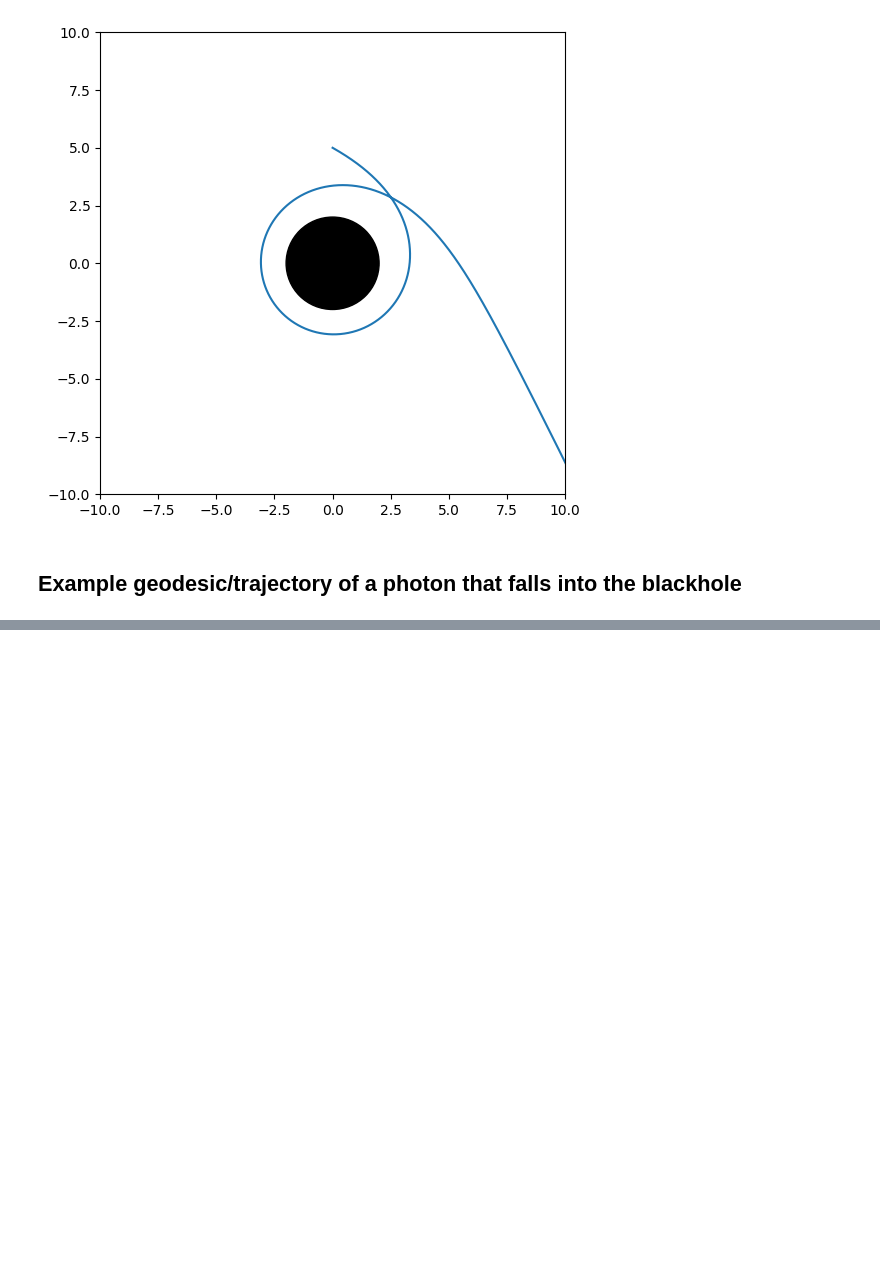
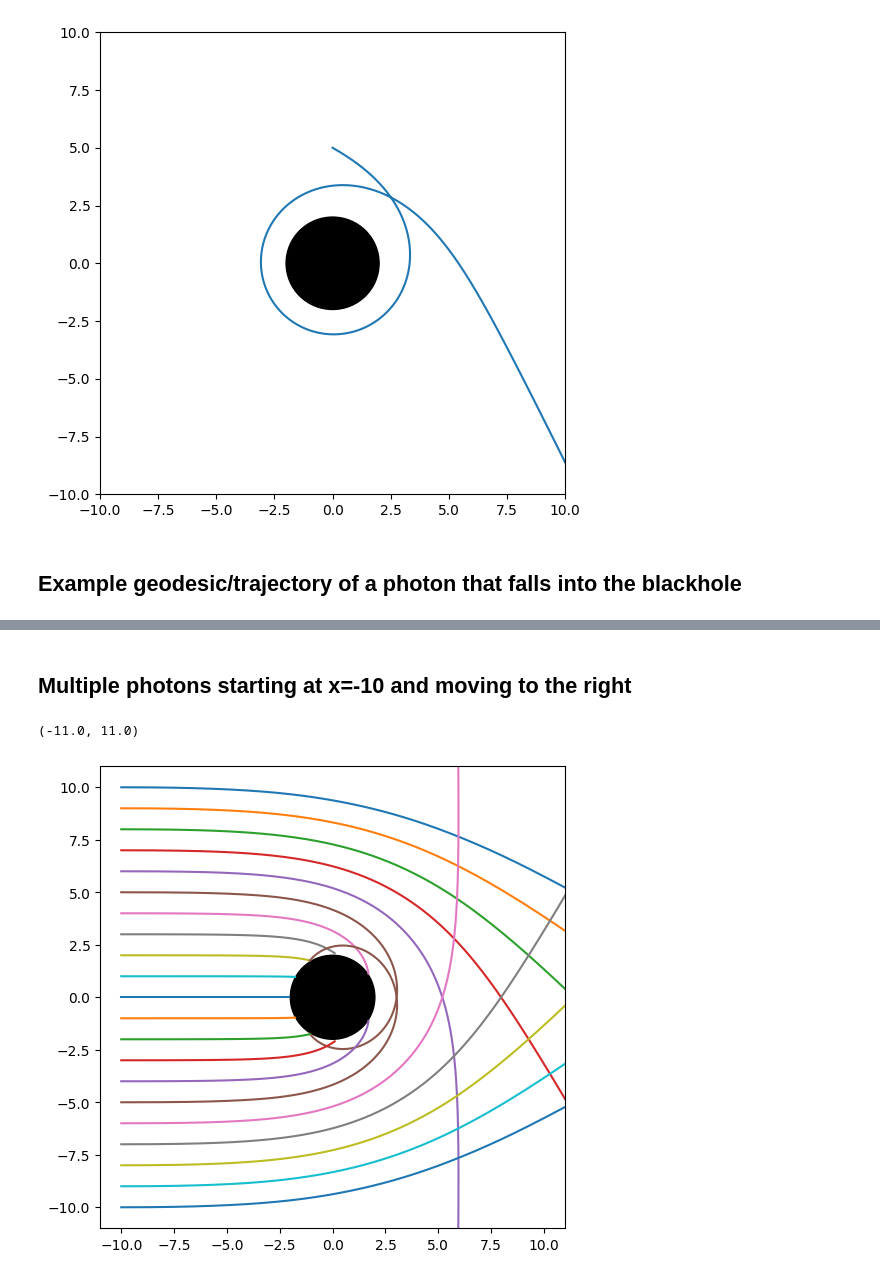
Before and after one commit to bldevries/curvedpy, a Jupyter notebook: tutorials/Tutorial_1_calc_geodesic.ipynb, the cells around one changed output, grey strips where cells are left out. Drawn from its saved outputs; the diff is of its cells as text; code cells hidden in the pictures; blank space fills up the shorter version.

```diff
--- a/tutorials/Tutorial_1_calc_geodesic.ipynb
+++ b/tutorials/Tutorial_1_calc_geodesic.ipynb
@@ -76,3 +78,24 @@ Integrator result:  A termination event occurred.
 Event of hitting the blackhole:  True
 (-7.0, 7.0)
 [figure]
+# %% [markdown]
+## Multiple photons starting at x=-10 and moving to the right
+# %%
+circle1 = plt.Circle((0, 0), 2, color='k')
+fig, ax = plt.subplots(figsize=(6,6))
+ax.add_patch(circle1)
+
+nr = 21
+for k_xyz, x_xyz , result in gi.calc_trajectory(\
+                        k0_xyz = [np.array([0.1, 0.0, 0.0]) for i in range(nr)], \
+                        x0_xyz = [np.array([-10.0, 10-i, 0.0]) for i in range(nr)], \
+                        curve_end=500, nr_points_curve=500, \
+                        verbose=False):
+    ax.plot(*x_xyz[0:2])
+
+lim = 11
+plt.xlim(-lim, lim)
+plt.ylim(-lim, lim)
+# %% [output]
+(-11.0, 11.0)
+[figure, added]
```
Also changed, not shown: parts of 5 cells of this notebook.
